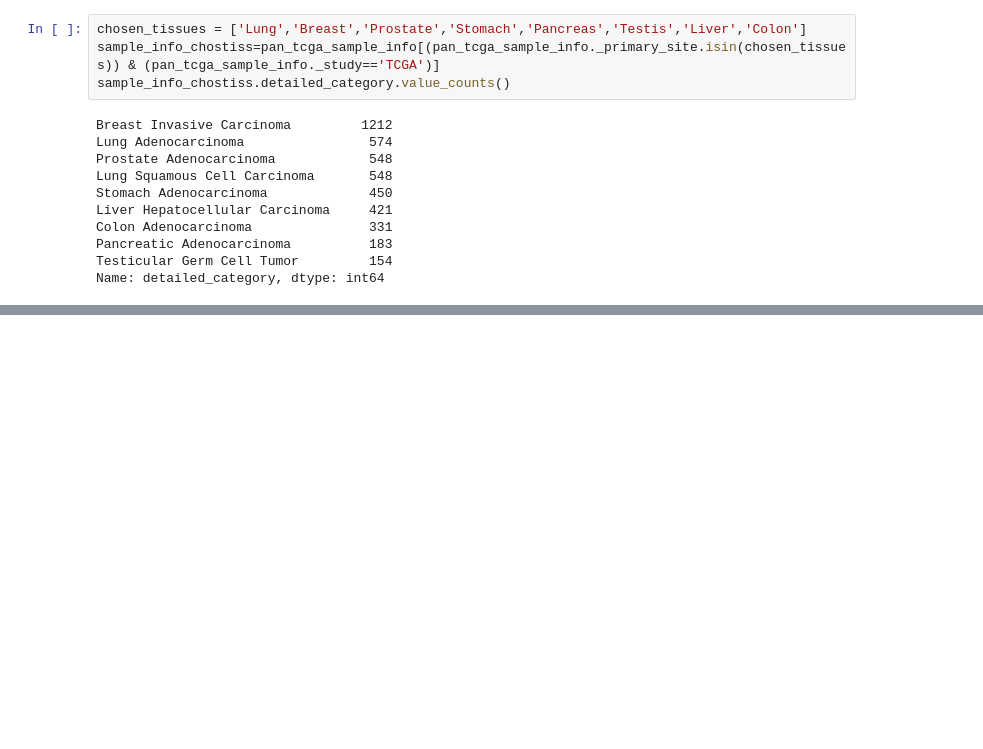
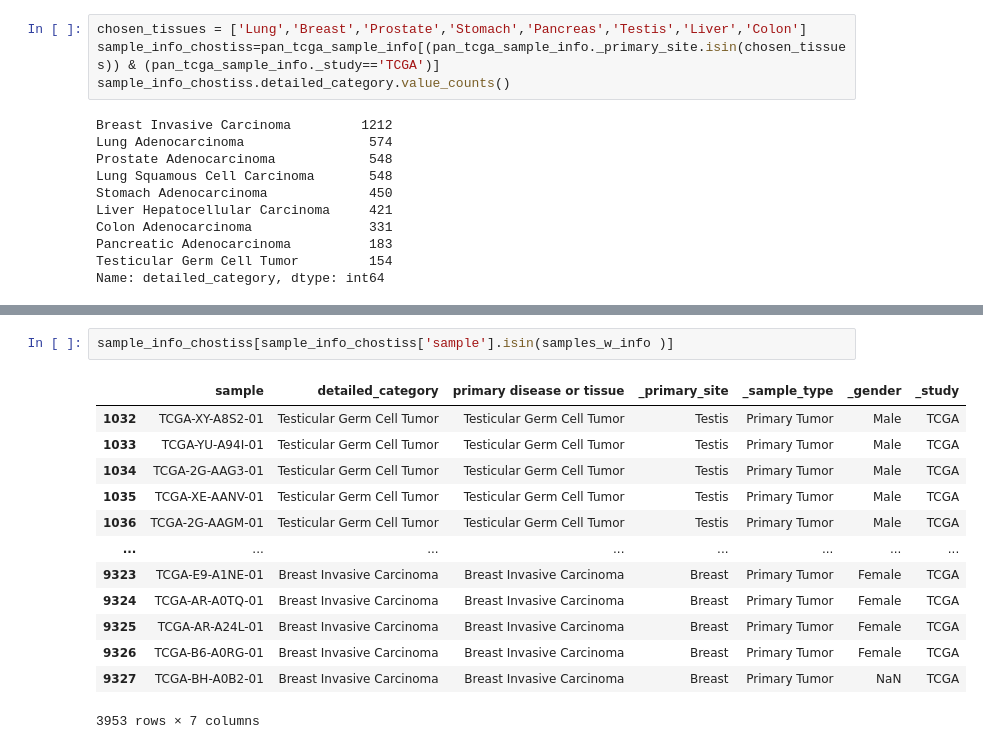
Before and after one commit to hshadman/integrin_expression_data_mining, a Jupyter notebook: jesse_code/CNV_exercise.ipynb, the cells around one changed output, grey strips where cells are left out. Drawn from its saved outputs; the diff is of its cells as text; blank space fills up the shorter version.

```diff
--- a/jesse_code/CNV_exercise.ipynb
+++ b/jesse_code/CNV_exercise.ipynb
@@ -210,0 +242,16 @@ CNV_pancanc = pd.read_csv('TCGA.PANCAN.sampleMap_Gistic2_CopyNumber_Gistic2_all_
+# %%
+sample_info_chostiss[sample_info_chostiss['sample'].isin(samples_w_info )]
+# %% [output]
+|  | sample | detailed_category | primary disease or tissue | _primary_site | _sample_type | _gender | _study |
+| 1032 | TCGA-XY-A8S2-01 | Testicular Germ Cell Tumor | Testicular Germ Cell Tumor | Testis | Primary Tumor | Male | TCGA |
+| 1033 | TCGA-YU-A94I-01 | Testicular Germ Cell Tumor | Testicular Germ Cell Tumor | Testis | Primary Tumor | Male | TCGA |
+| 1034 | TCGA-2G-AAG3-01 | Testicular Germ Cell Tumor | Testicular Germ Cell Tumor | Testis | Primary Tumor | Male | TCGA |
+| 1035 | TCGA-XE-AANV-01 | Testicular Germ Cell Tumor | Testicular Germ Cell Tumor | Testis | Primary Tumor | Male | TCGA |
+| 1036 | TCGA-2G-AAGM-01 | Testicular Germ Cell Tumor | Testicular Germ Cell Tumor | Testis | Primary Tumor | Male | TCGA |
+| ... | ... | ... | ... | ... | ... | ... | ... |
+| 9323 | TCGA-E9-A1NE-01 | Breast Invasive Carcinoma | Breast Invasive Carcinoma | Breast | Primary Tumor | Female | TCGA |
+| 9324 | TCGA-AR-A0TQ-01 | Breast Invasive Carcinoma | Breast Invasive Carcinoma | Breast | Primary Tumor | Female | TCGA |
+| 9325 | TCGA-AR-A24L-01 | Breast Invasive Carcinoma | Breast Invasive Carcinoma | Breast | Primary Tumor | Female | TCGA |
+| 9326 | TCGA-B6-A0RG-01 | Breast Invasive Carcinoma | Breast Invasive Carcinoma | Breast | Primary Tumor | Female | TCGA |
+| 9327 | TCGA-BH-A0B2-01 | Breast Invasive Carcinoma | Breast Invasive Carcinoma | Breast | Primary Tumor | NaN | TCGA |
+3953 rows × 7 columns
```
Also changed, not shown: parts of 3 cells of this notebook.
